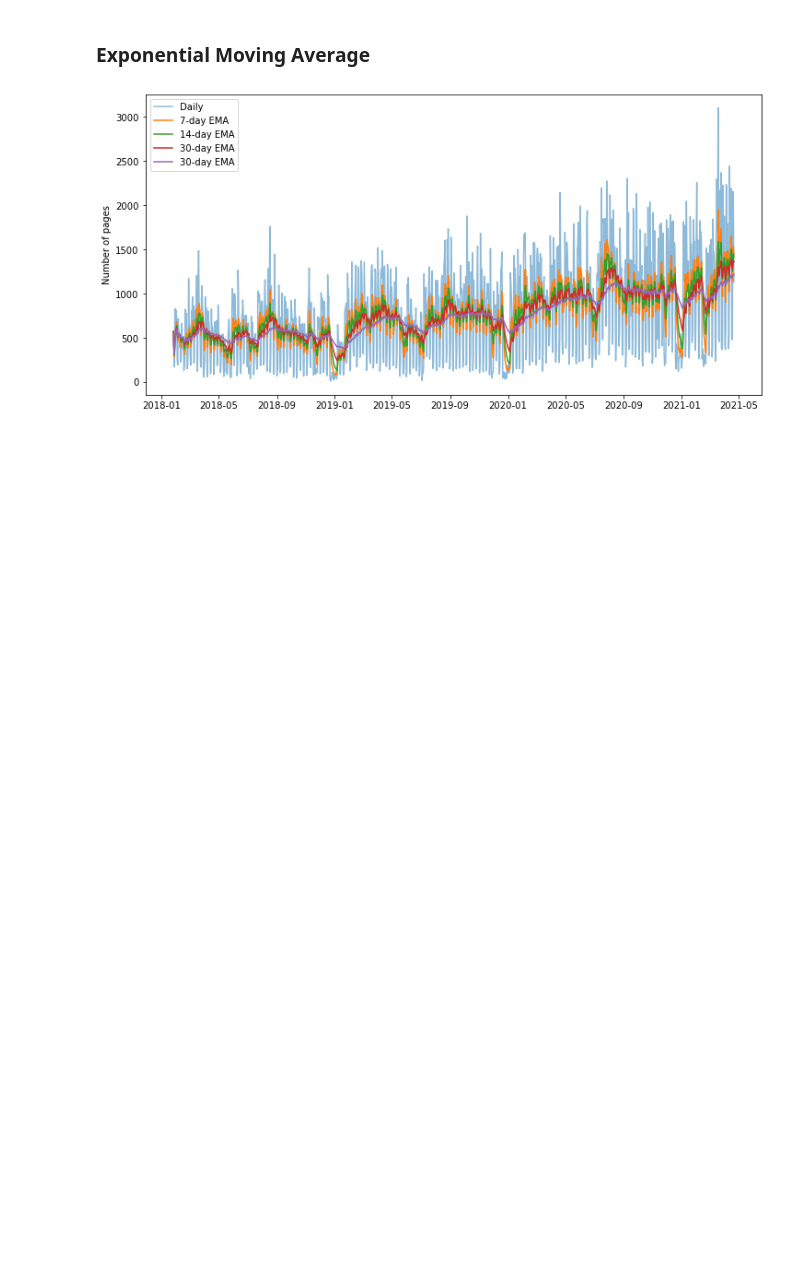
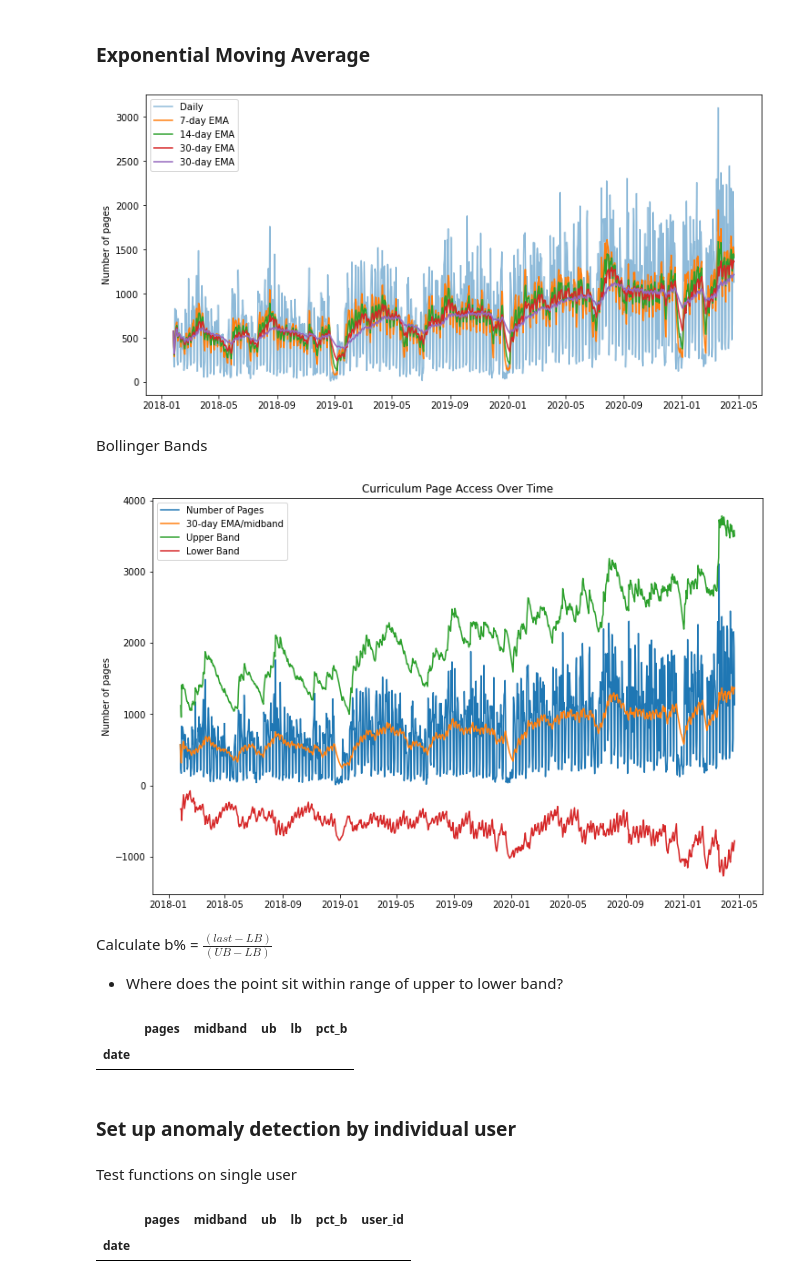
Before and after one commit to jesse-d-marder/anomaly-detection-exercises, a Jupyter notebook: time_series_anomaly_detection.ipynb, the cells around one changed output. Cells and saved outputs as stored; diff of their text form; code cells hidden in the pictures; blank space fills up the shorter version.

```diff
--- a/time_series_anomaly_detection.ipynb
+++ b/time_series_anomaly_detection.ipynb
@@ -70,3 +65,45 @@ ax.set_ylabel('Number of pages')
 plt.show()
 # %% [output]
 [figure]
+# %% [markdown]
+Bollinger Bands
+# %%
+# set the window span
+span = 30
+
+# compute midband
+midband = pages.ewm(span=span).mean()
+
+# compute exponential stdev
+stdev = pages.ewm(span=span).std()
+
+# compute upper and lower bands
+ub = midband + stdev*3
+lb = midband - stdev*3
+
+# concatenate ub and lb together into one df, bb
+bb = pd.concat([ub, lb], axis=1)
+bb.columns = ['ub', 'lb']
+
+# Concatenate bb df onto pages df
+my_df = pd.concat([pages, midband, bb], axis=1)
+my_df.columns = ['pages', 'midband', 'ub', 'lb']
+# %%
+# Plot the Bollinger bands
+fig, ax = plt.subplots(figsize=(12,8))
+
+ax.plot(my_df.index, my_df.pages, label='Number of Pages')
+
+ax.plot(my_df.index, my_df.midband, label = '30-day EMA/midband')
+ax.plot(my_df.index, my_df.ub, label = 'Upper Band')
+ax.plot(my_df.index, my_df.lb, label = 'Lower Band')
+
+ax.legend(loc='best')
+ax.set_ylabel('Number of pages')
+plt.title('Curriculum Page Access Over Time')
+plt.show()
+# %% [output]
+[figure, added]
+# %% [markdown]
+Calculate b% = $\frac{(last-LB)}{(UB-LB)}$
+- Where does the point sit within range of upper to lower band?
@@ -72,0 +113,8 @@ plt.show()
+# %%
+# Look for anomalies - those values above the upper band. This would mean %b is >1
+my_df[my_df['pct_b']>1]
+# %% [output]
+|  | pages | midband | ub | lb | pct_b |
+| date |  |  |  |  |  |
+# %% [markdown]
+### Set up anomaly detection by individual user
@@ -72,0 +160,2 @@ plt.show()
+# %% [markdown]
+Test functions on single user
@@ -72,0 +172,5 @@ plt.show()
+# %%
+anomalies
+# %% [output]
+|  | pages | midband | ub | lb | pct_b | user_id |
+| date |  |  |  |  |  |  |
```
Also changed, not shown: parts of 28 cells of this notebook.
